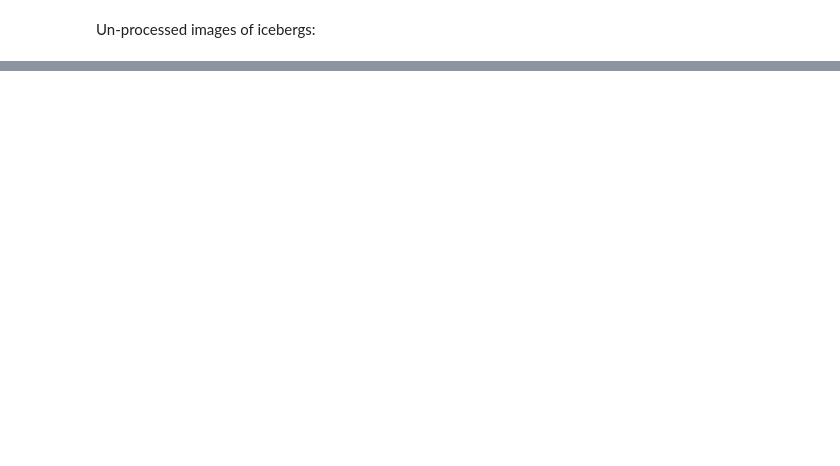
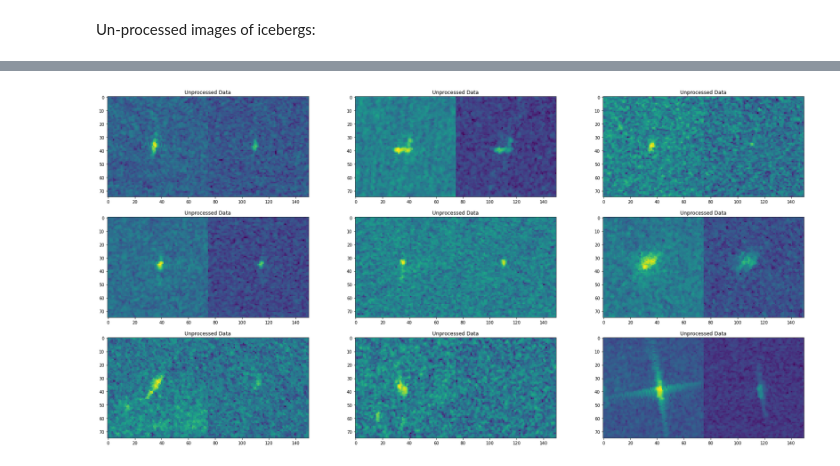
Before and after one commit to kailukowiak/DATA602_Final_Project, a Jupyter notebook: PlanningAndSandBox.ipynb, the cells around one changed output, grey strips where cells are left out. Saved outputs shown, nothing was run; the diff lists cells and outputs as text; code cells hidden in the pictures; blank space fills up the shorter version.

```diff
--- a/PlanningAndSandBox.ipynb
+++ b/PlanningAndSandBox.ipynb
@@ -21,24 +22,3 @@ train.head()
 | 4 | [-26.006956, -23.164886, -23.1648... | [-27.206915, -30.259186, -30.2591... | 271f93f4 | 35.6256 | 0 |
 # %%
 train['inc_angle'] = pd.to_numeric(train['inc_angle'],errors='coerce')
-# %%
-icebergs = train[train.is_iceberg==1]
-ships = train[train.is_iceberg==0]
-
-# Plot band_1 and band_2, gray for icebergs, hot for not iceberg
-fig = plt.figure(1, figsize=(9, 9))
-for i in range(5):
-    ax = fig.add_subplot(5, 4, 4*i+1)
-    arr = np.reshape(np.array(icebergs.iloc[i,0]),(75,75))  # HH
-    ax.imshow(arr,cmap='gray', vmin=-39, vmax=21)
-    ax = fig.add_subplot(5, 4, 4*i+2)
-    arr = np.reshape(np.array(icebergs.iloc[i,1]),(75,75))  # HV
-    ax.imshow(arr,cmap='gray', vmin=-39, vmax=-3)
-    ax = fig.add_subplot(5, 4, 4*i+3)
-    arr = np.reshape(np.array(ships.iloc[i,0]),(75,75))  # HH
-    ax.imshow(arr,cmap='hot', vmin=-39, vmax=21)
-    ax = fig.add_subplot(5, 4, 4*i+4)
-    arr = np.reshape(np.array(ships.iloc[i,1]),(75,75))  # HV
-    ax.imshow(arr,cmap='hot', vmin=-39, vmax=-3)
-
-fig.savefig('bergs_and_ships.png')
@@ -693,0 +229,4 @@ submission.to_csv('submission.csv', index=False)
+# %%
+samplePlots(reshapedDF(train), 'Unprocessed Data')
+# %% [output]
+[figure, added]
```
Also changed, not shown: parts of 41 cells of this notebook.
